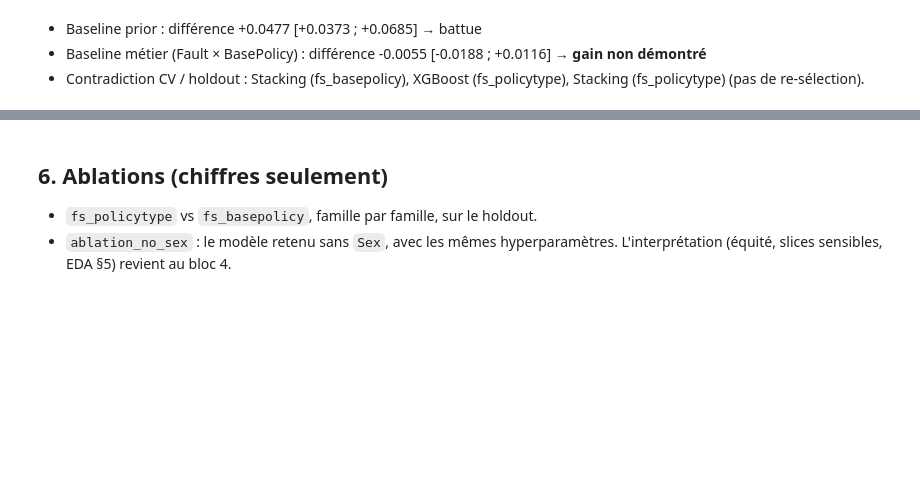
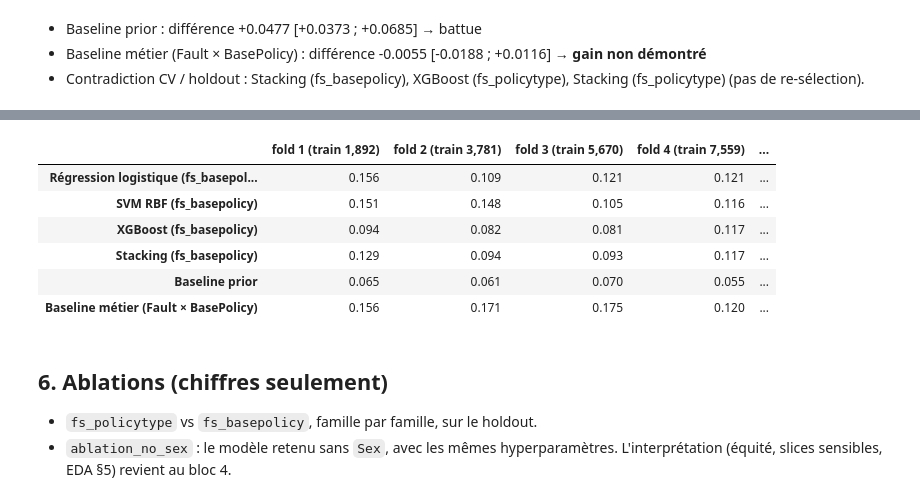
Before and after one commit to A-spira/Build-a-fraud-model, a Jupyter notebook: notebooks/02_model_comparison.ipynb, the cells around one changed output, grey strips where cells are left out. Cells and saved outputs as stored; diff of their text form; code cells hidden in the pictures; blank space fills up the shorter version.

```diff
--- a/notebooks/02_model_comparison.ipynb
+++ b/notebooks/02_model_comparison.ipynb
@@ -238,3 +250,18 @@ display(Markdown("\n".join(lines)))
+# %%
+by_fold = (res["cv_folds"][res["cv_folds"]["model"].isin(keys)]
+           .pivot(index="model", columns="fold", values="pr_auc").loc[keys])
+by_fold.index = [E.model_label(k) for k in by_fold.index]
+by_fold.columns = [f"fold {f} (train {n:,})" for f, n in
+                   zip(res["fold_info"]["fold"], res["fold_info"]["n_train"])]
+by_fold.map(R.num)
+# %% [output]
+|  | fold 1 (train 1,892) | fold 2 (train 3,781) | fold 3 (train 5,670) | fold 4 (train 7,559) | ... |
+| Régression logistique (fs_basepol... | 0.156 | 0.109 | 0.121 | 0.121 | ... |
+| SVM RBF (fs_basepolicy) | 0.151 | 0.148 | 0.105 | 0.116 | ... |
+| XGBoost (fs_basepolicy) | 0.094 | 0.082 | 0.081 | 0.117 | ... |
+| Stacking (fs_basepolicy) | 0.129 | 0.094 | 0.093 | 0.117 | ... |
+| Baseline prior | 0.065 | 0.061 | 0.070 | 0.055 | ... |
+| Baseline métier (Fault × BasePolicy) | 0.156 | 0.171 | 0.175 | 0.120 | ... |
 # %% [markdown]
 ## 6. Ablations (chiffres seulement)
 
```
Also changed, not shown: parts of 2 cells of this notebook.
